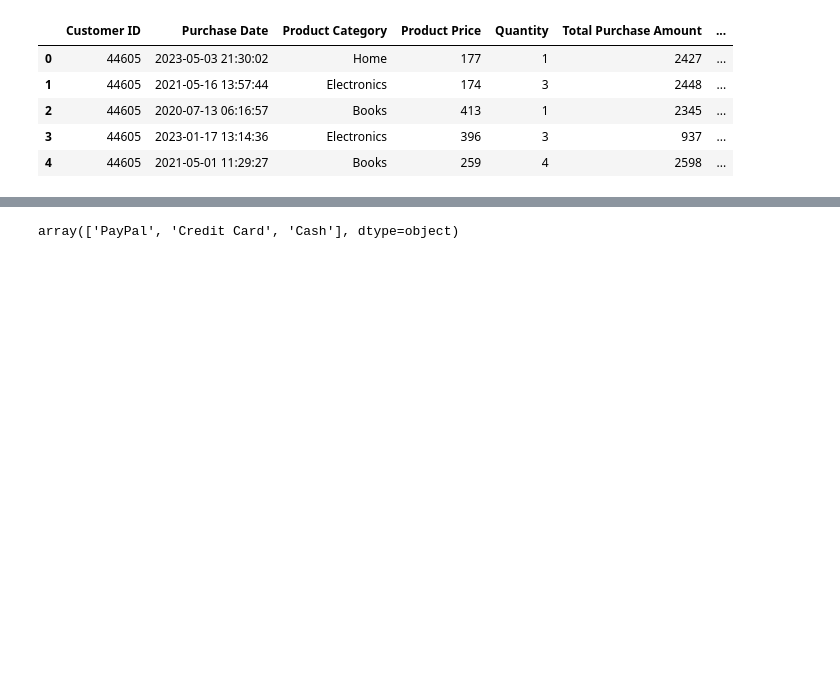
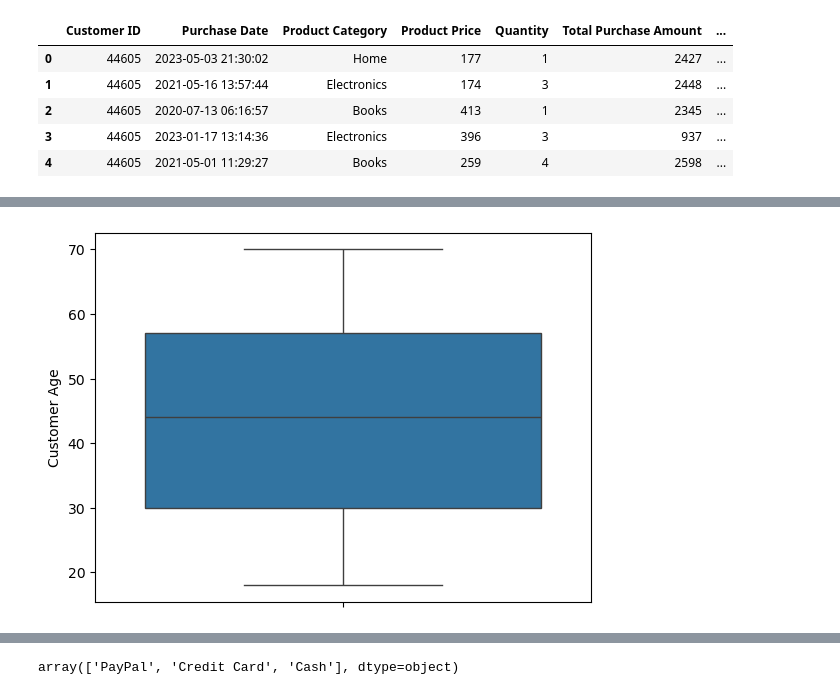
Before and after one commit to manishdangol/Python_tests, a Jupyter notebook: CUSTOMER.ipynb, the cells around one changed output, grey strips where cells are left out. Saved outputs shown, nothing was run; the diff lists cells and outputs as text; code cells hidden in the pictures; blank space fills up the shorter version.

```diff
--- a/CUSTOMER.ipynb
+++ b/CUSTOMER.ipynb
@@ -204,0 +199,5 @@ df.head()
+# %%
+sns.boxplot(data=df, y="Customer Age")
+plt.show()
+# %% [output]
+[figure, added]
```
Also changed, not shown: parts of 30 cells of this notebook.
